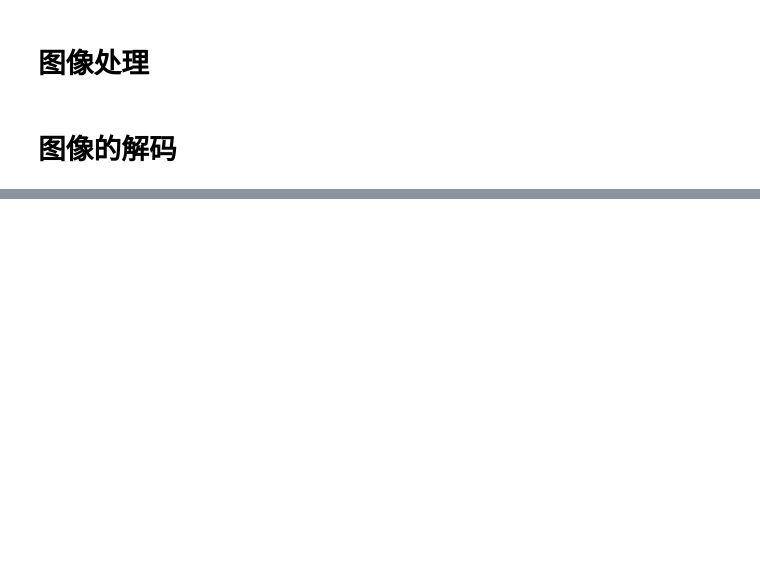
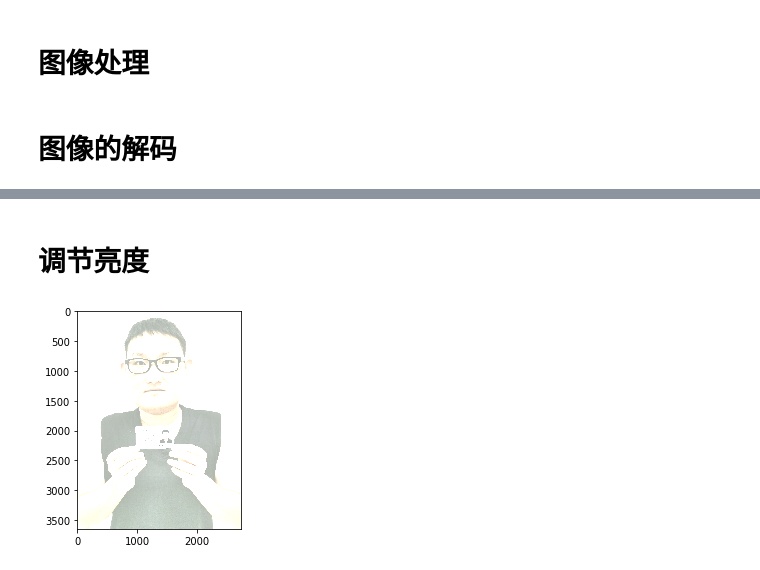
Before and after one commit to liyuan3970/study_demo, a Jupyter notebook: Deep_learning/tensorflow/图像处理常规操作.ipynb, the cells around one changed output, grey strips where cells are left out. Drawn from its saved outputs; the diff is of its cells as text; code cells hidden in the pictures; blank space fills up the shorter version.

```diff
--- a/Deep_learning/tensorflow/图像处理常规操作.ipynb
+++ b/Deep_learning/tensorflow/图像处理常规操作.ipynb
@@ -30,0 +76,21 @@ UnicodeDecodeError: 'utf-8' codec can't decode byte 0xff in position 0: invalid
+# %% [markdown]
+# 调节亮度
+# %%
+import matplotlib.pyplot as plt
+import tensorflow as tf
+image = tf.gfile.FastGFile("src/liyuan.png", 'rb').read()
+with tf.Session() as sess:
+    img_after_decode = tf.image.decode_png(image)
+
+    #函数原型random_brightness(image,max_delta,seed)
+    #max_delta的值不能为负，函数会在[-max_delta，max_delta]值之间随机调整图像的亮度
+    adjusted_brightness = tf.image.random_brightness(img_after_decode,max_delta=1)
+    plt.imshow(adjusted_brightness.eval())
+    plt.show()
+
+    #adjust_brightness()函数原型
+    #adjust_brightness(image,delta)
+    #说明：delta参数为正值则图像的亮度会增加，为负值则图像的亮度会降低
+    #将dalta设为大于1或小于-1的值是没有意义的，这时图像会变成一致的颜色
+# %% [output]
+[figure, added]
```
Also changed, not shown: parts of 17 cells of this notebook, 1 other file.
